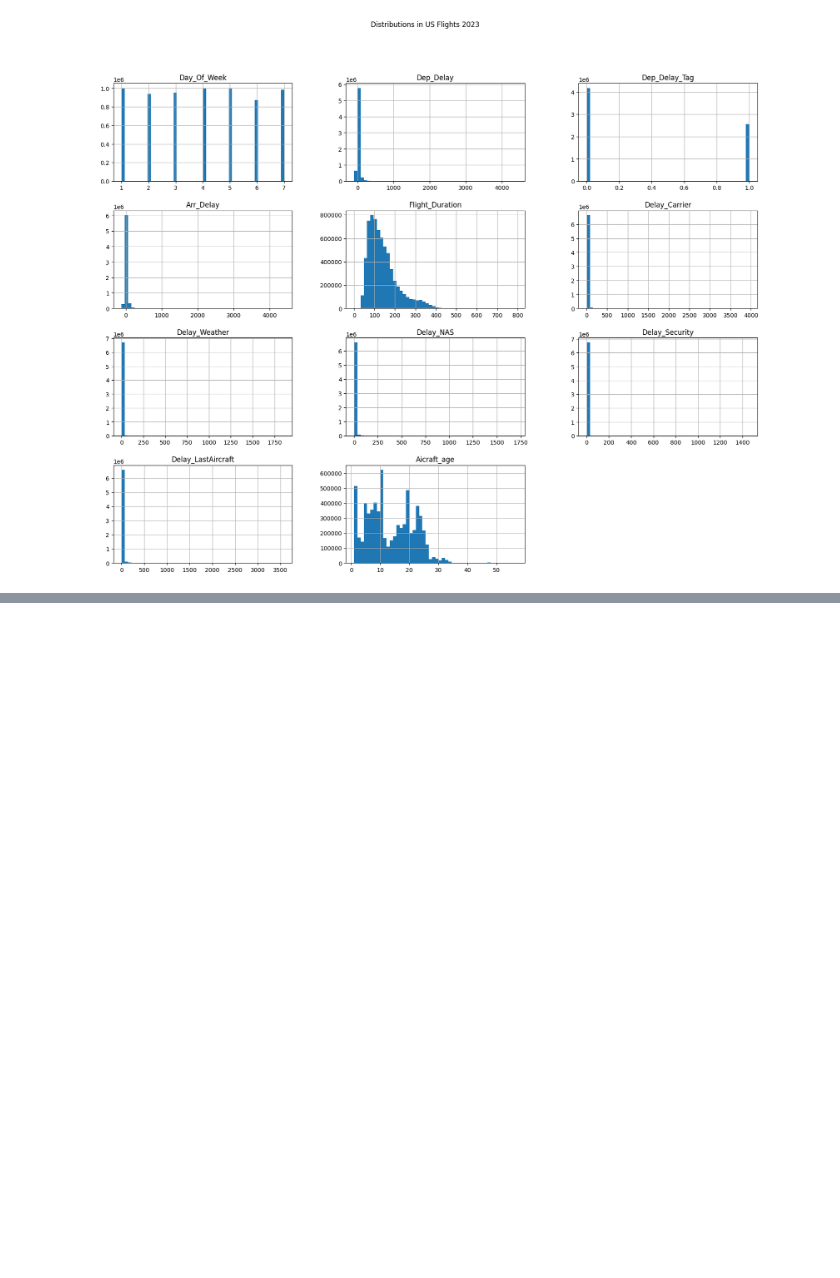
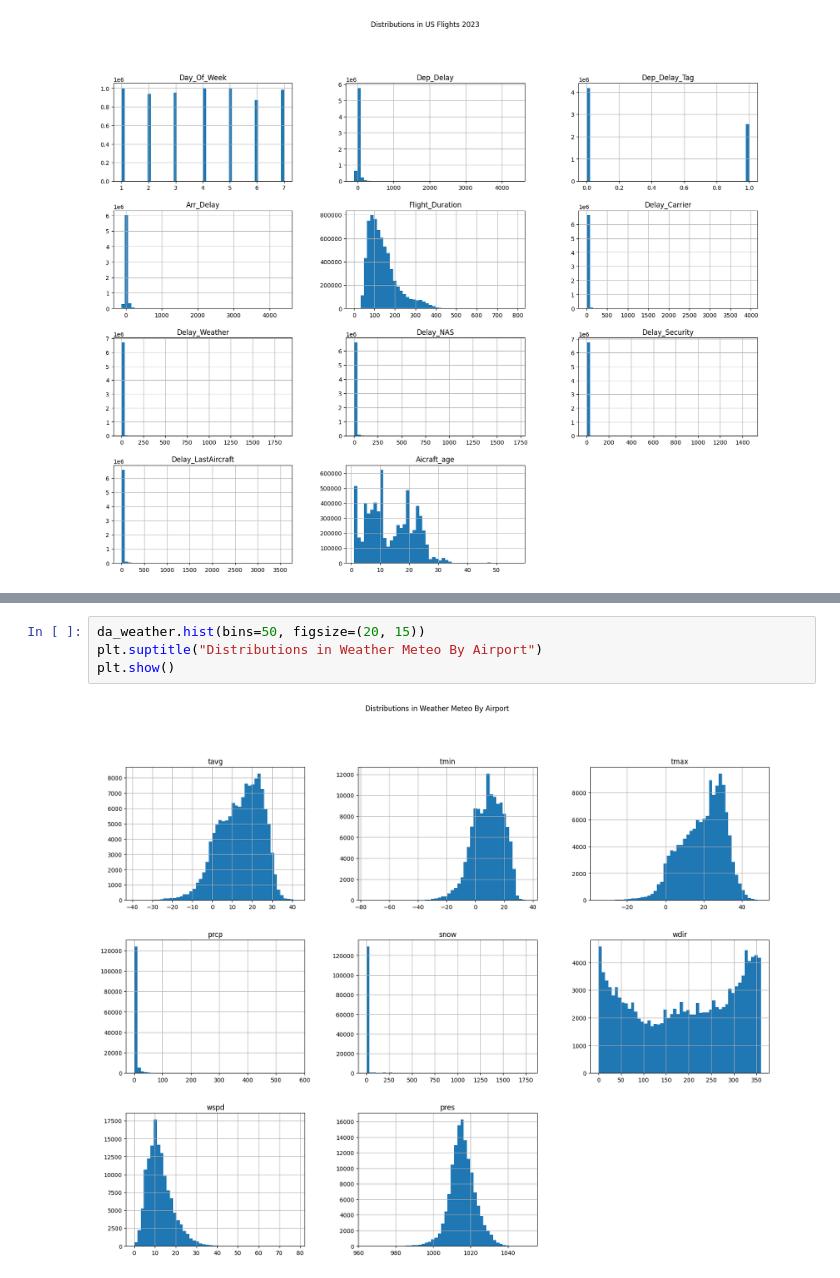
Before and after one commit to diego-mogollon/lateguru, a Jupyter notebook: notebooks/EDA_D.ipynb, the cells around one changed output, grey strips where cells are left out. Cells and saved outputs as stored; diff of their text form; blank space fills up the shorter version.

```diff
--- a/notebooks/EDA_D.ipynb
+++ b/notebooks/EDA_D.ipynb
@@ -157,0 +272,6 @@ plt.show()
+# %%
+da_weather.hist(bins=50, figsize=(20, 15))
+plt.suptitle("Distributions in Weather Meteo By Airport")
+plt.show()
+# %% [output]
+[figure, added]
```
Also changed, not shown: parts of 25 cells of this notebook, 1 other file.
